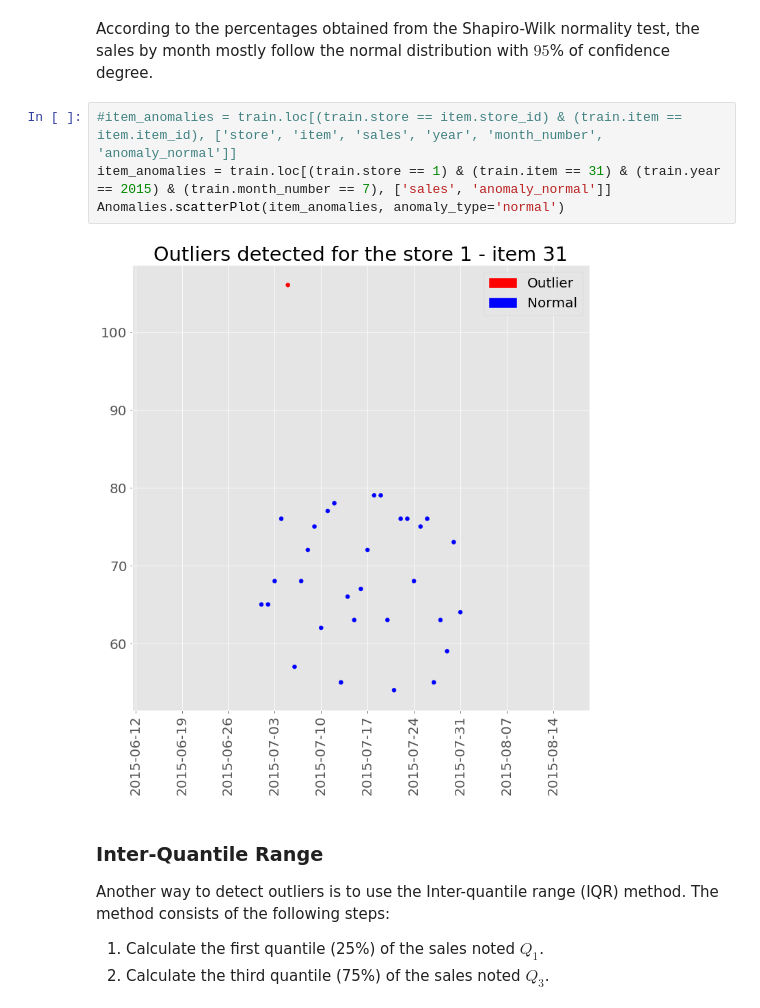
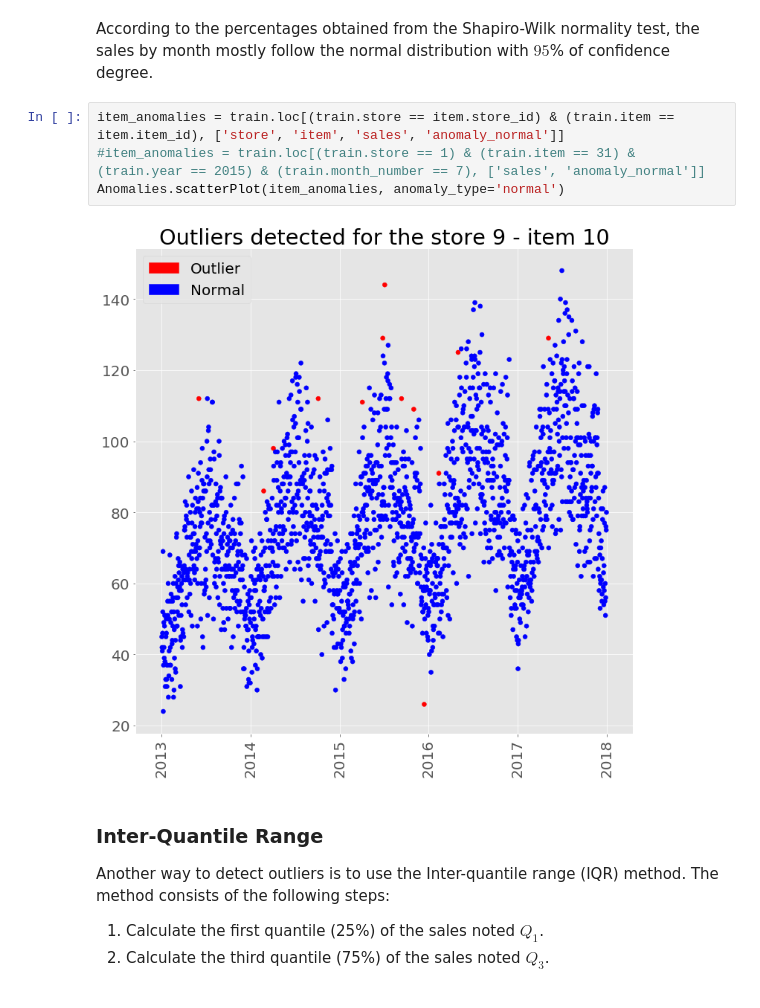
Before and after one commit to glapointe7/StoreItemDemandForecasting, a Jupyter notebook: Store Demand Analysis.ipynb, the cells around one changed output. Saved outputs shown, nothing was run; the diff lists cells and outputs as text.

```diff
--- a/Store Demand Analysis.ipynb
+++ b/Store Demand Analysis.ipynb
@@ -458,11 +469,11 @@ print(str(percentage_of_not_normality) + "% of the samples are not normally dist
 # %% [markdown]
 According to the percentages obtained from the Shapiro-Wilk normality test, the sales by month mostly follow the normal distribution with $95$% of confidence degree.
 # %%
-#item_anomalies = train.loc[(train.store == item.store_id) & (train.item == item.item_id), ['store', 'item', 'sales', 'year', 'month_number', 'anomaly_normal']]
-item_anomalies = train.loc[(train.store == 1) & (train.item == 31) & (train.year == 2015) & (train.month_number == 7), ['sales', 'anomaly_normal']]
+item_anomalies = train.loc[(train.store == item.store_id) & (train.item == item.item_id), ['store', 'item', 'sales', 'anomaly_normal']]
+#item_anomalies = train.loc[(train.store == 1) & (train.item == 31) & (train.year == 2015) & (train.month_number == 7), ['sales', 'anomaly_normal']]
 Anomalies.scatterPlot(item_anomalies, anomaly_type='normal')
 # %% [output]
-[figure, old version]
+[figure, new version]
 # %% [markdown]
 ### Inter-Quantile Range
 Another way to detect outliers is to use the Inter-quantile range (IQR) method. The method consists of the following steps:
```
Also changed, not shown: parts of 28 cells of this notebook, 1 other file.
